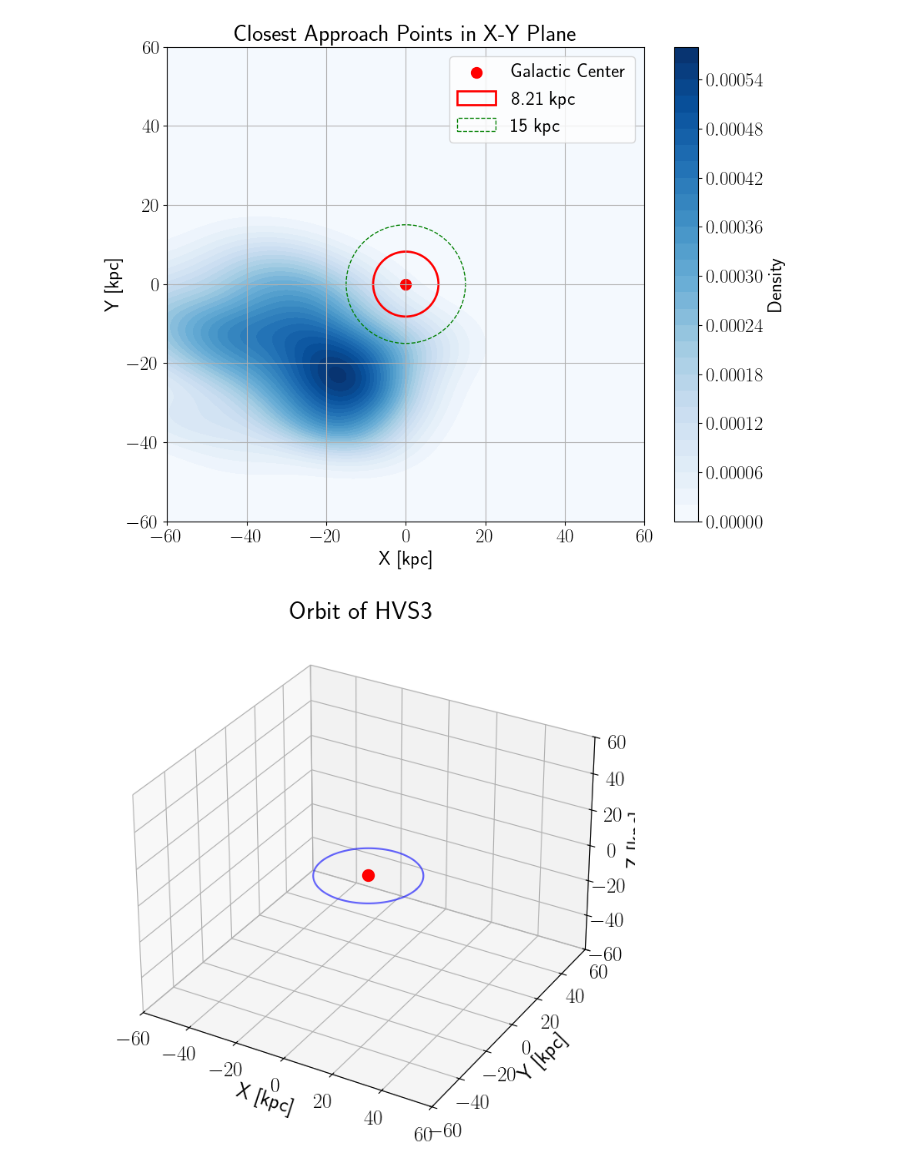
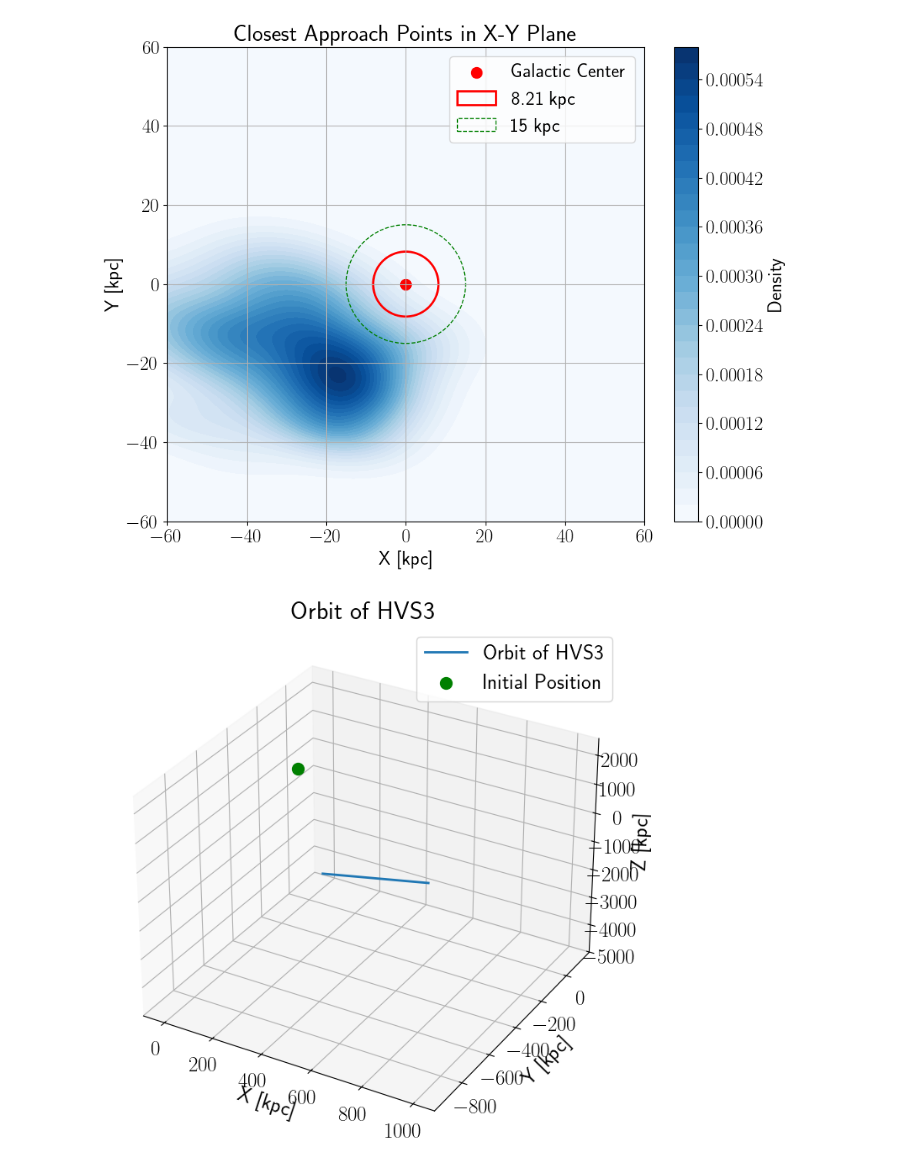
Before and after one commit to fawkez/HVS_1, a Jupyter notebook: Notebooks/integrating_orbits.ipynb, the cells around one changed output. Cells and saved outputs as stored; diff of their text form; code cells hidden in the pictures.

```diff
--- a/Notebooks/integrating_orbits.ipynb
+++ b/Notebooks/integrating_orbits.ipynb
@@ -185,14 +185,7 @@ def integrate_orbits_to_plane_crossing_mcmillan(star, ra_col = 'RAx', dec_col =
         c = SkyCoord(ra=ra_samples[i]*u.deg, dec=dec_samples[i]*u.deg,
                       distance=d_samples[i]*u.kpc, pm_ra_cosdec=pmra_samples[i]*u.mas/u.yr,
                       pm_dec=pmdec_samples[i]*u.mas/u.yr, radial_velocity=v_samples[i]*u.km/u.s)
-        galactic = c.transform_to(Galactocentric())
 
-        #Initialize orbit
-        vx = galactic.v_x.to_value(u.km/u.s)
-        vy = galactic.v_y.to_value(u.km/u.s)
-        vz = galactic.v_z.to_value(u.km/u.s)
-        o = Orbit(vxvv=[galactic.x.to_value(u.kpc), galactic.y.to_value(u.kpc), galactic.z.to_value(u.kpc),
-                        vx, vy, vz], **get_physical(McMillan17))
         # Initialize orbit in RA, DEC, D, PMRA, PMDEC, VOrbit([RA,Dec,distance,pmRA,pmDec,Vlos],radec=True)
         o = Orbit([c.ra, c.dec, c.distance,c.pm_ra_cosdec, c.pm_dec, c.radial_velocity ], radec= True, **get_physical(McMillan17))
 
@@ -273,32 +266,43 @@ plane_crossing, x, y, z, coords = integrate_orbits_to_plane_crossing_mcmillan(hv
 plot_closest_origins(plane_crossing, xlim=(-60, 60), ylim=(-60, 60))
 # %% [output]
 [figure]
+# %%
+# check if the points in the orbit match with the initial conditions
+# transform to galactocentric coordinates
+galactic = coords.transform_to(Galactocentric())
+
+x_initial = galactic.x.to_value(u.kpc)
+y_initial = galactic.y.to_value(u.kpc)
+z_initial = galactic.z.to_value(u.kpc)
 # %%
 # 3d plot of the orbit
 fig = plt.figure(figsize=(10, 8))
 ax = fig.add_subplot(111, projection='3d')
-ax.plot(x, y, z, lw=2)
-ax.scatter(0, 0, 0, color='red', label='Galactic Center', s=100)
+ax.plot(x, y, z, lw=2, label='Orbit of HVS3')
+#ax.scatter(0, 0, 0, color='red', label='Galactic Center', s=100)
 # plot the galactic plane at z=0
 # Parameters for the circular galactic plane
 radius = 20  # Radius of the circle (in kpc)
 theta = np.linspace(0, 2 * np.pi, 100)
 x_circle = radius * np.cos(theta)
 y_circle = radius * np.sin(theta)
 z_circle = np.zeros_like(theta)  # Circle lies in the Z=0 plane
 
 # Plot the galactic plane as a circle
-ax.plot(x_circle, y_circle, z_circle, color='blue', alpha=0.6, label='Galactic Plane')
+#ax.plot(x_circle, y_circle, z_circle, color='blue', alpha=0.6, label='Galactic Plane')
 
 ax.set_xlabel('X [kpc]')
 ax.set_ylabel('Y [kpc]')
 ax.set_zlabel('Z [kpc]')
-ax.set_xlim(-60, 60)
-ax.set_ylim(-60, 60)
-ax.set_zlim(-60, 60)
+#ax.set_xlim(-60, 60)
+#ax.set_ylim(-60, 60)
+#ax.set_zlim(-60, 60)
 # plot initial position
-ax.scatter(x[0], y[0], z[0], color='green', label='Initial Position', s=100)
+#ax.scatter(x[0], y[0], z[0], color='green', label='Initial Position', s=100)
+ax.scatter(x_initial, y_initial, z_initial, color='green', label='Initial Position', s=100)
+ax.legend()
+
 ax.set_title('Orbit of HVS3')
 plt.show()
 # %% [output]
-[figure, old version]
+[figure, new version]
```
Also changed, not shown: parts of 1 cell of this notebook.
